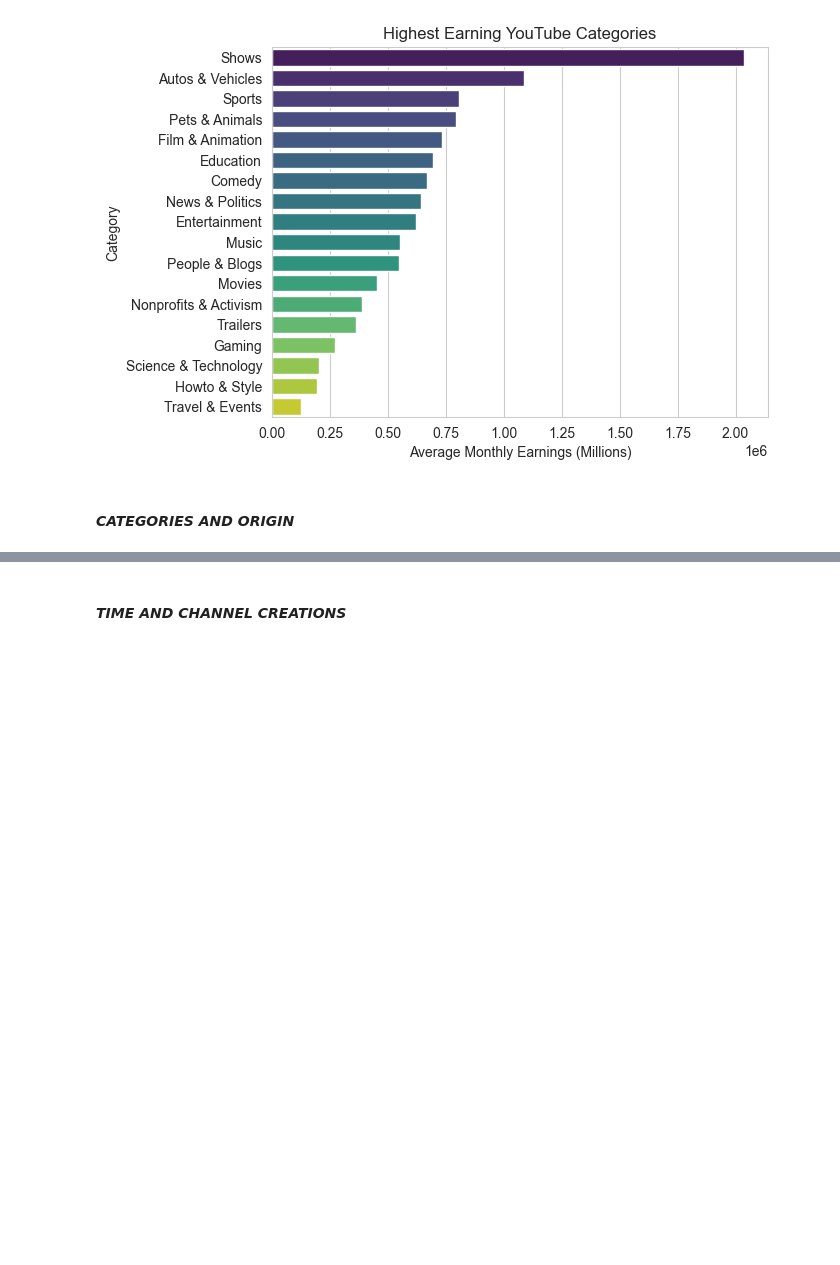
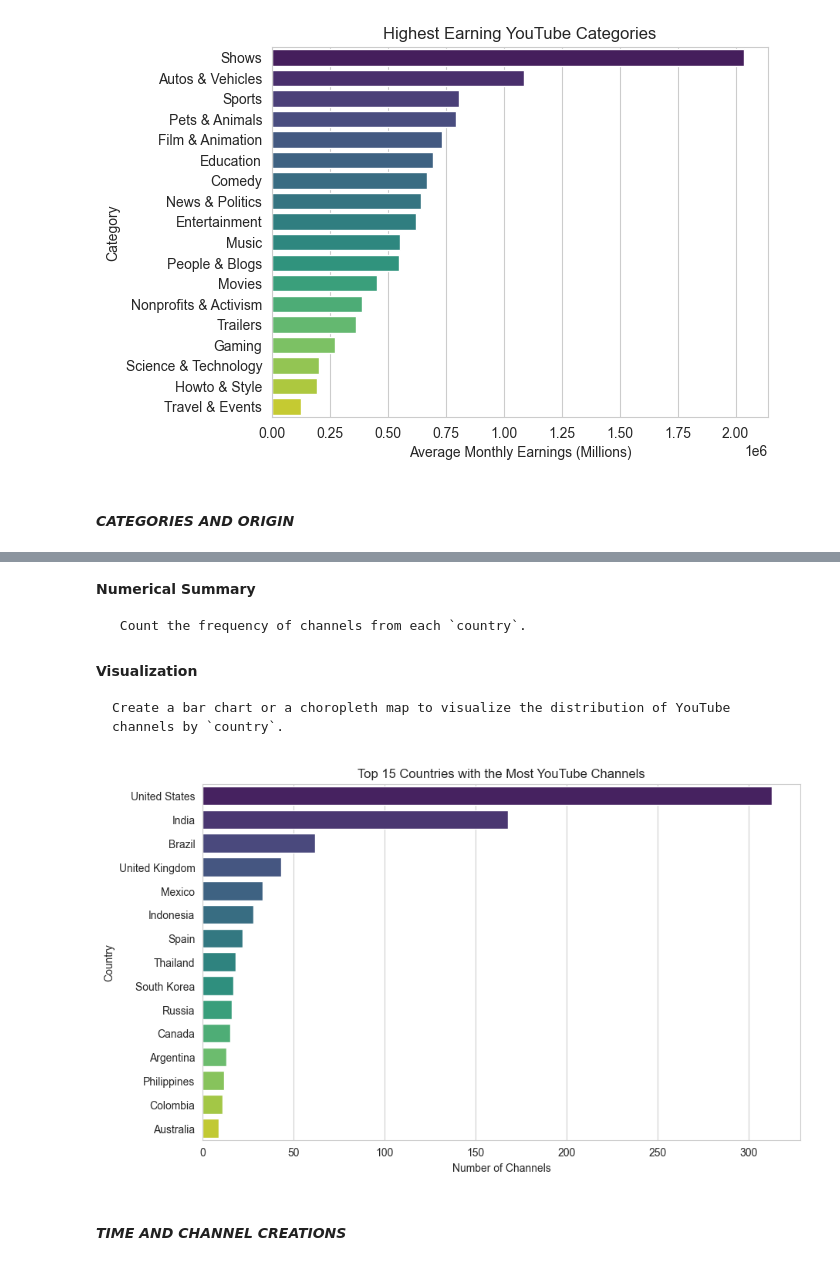
Before and after one commit to Alexxanderson/CSMODEL-PROJECT, a Jupyter notebook: MCO1/EDA.ipynb, the cells around one changed output, grey strips where cells are left out. Cells and saved outputs as stored; diff of their text form; code cells hidden in the pictures; blank space fills up the shorter version.

```diff
--- a/MCO1/EDA.ipynb
+++ b/MCO1/EDA.ipynb
@@ -120,0 +112,4 @@ plt.show()
+# %% [markdown]
+**Numerical Summary**
+
+     Count the frequency of channels from each `country`.
@@ -121,2 +119,25 @@ plt.show()
+# %% [markdown]
+**Visualization**
+
+    Create a bar chart or a choropleth map to visualize the distribution of YouTube channels by `country`.
+# %%
+# Count the frequency of channels from each country
+country_counts = youtube_df['Country'].value_counts()
+
+# Choose the top N countries to display (e.g., top 10)
+top_n = 15
+top_countries = country_counts.head(top_n)
+
+# Create a horizontal bar chart to visualize the frequency of channels from each country
+plt.figure(figsize=(10, 6))
+sns.set_style("whitegrid")
+
+sns.barplot(x=top_countries.values, y=top_countries.index, palette='viridis')
+plt.xlabel('Number of Channels')
+plt.ylabel('Country')
+plt.title(f'Top {top_n} Countries with the Most YouTube Channels')
+plt.show()
+# %% [output]
+[figure, added]
 # %% [markdown]
 #### ***TIME AND CHANNEL CREATIONS***
```
Also changed, not shown: parts of 8 cells of this notebook.
